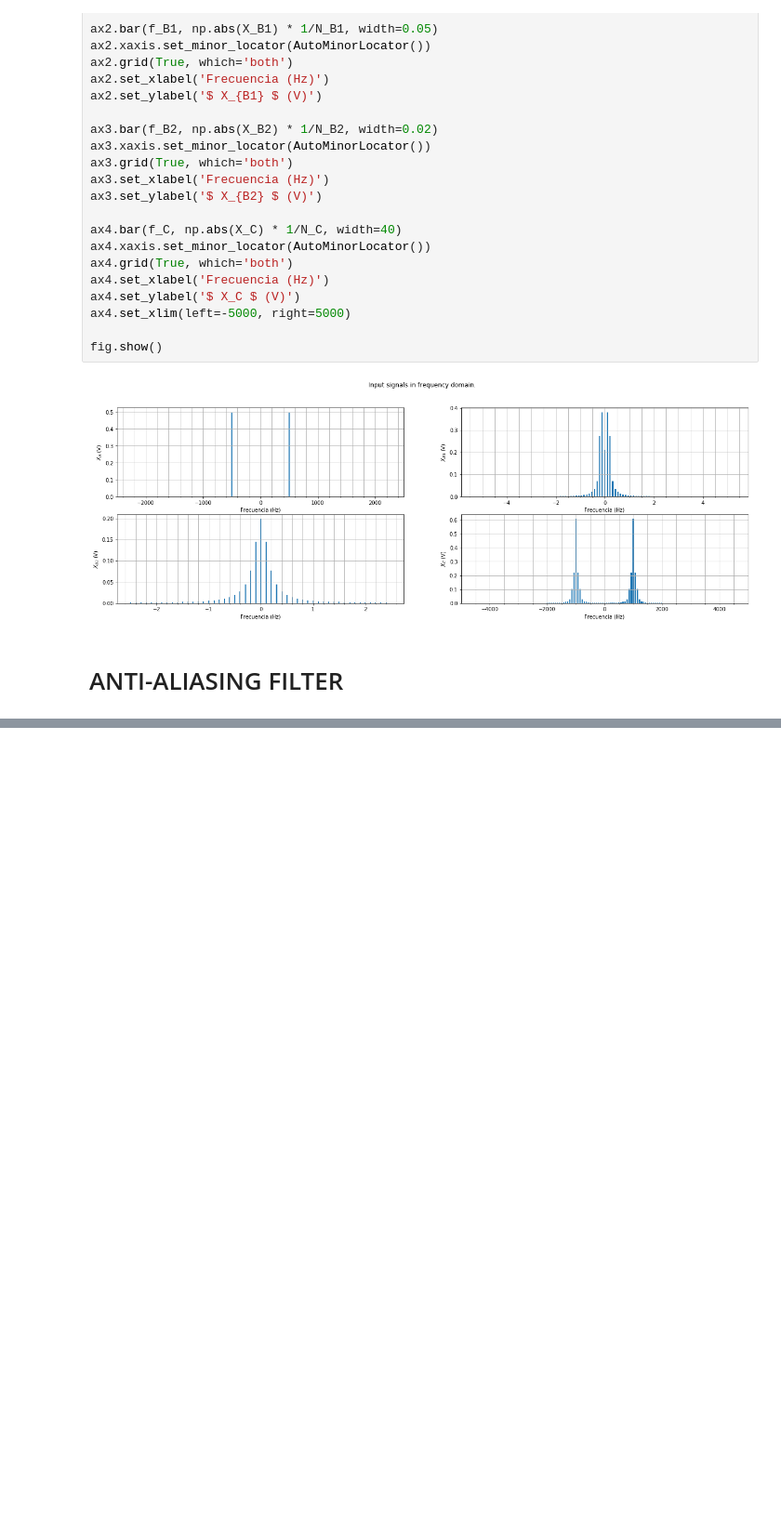
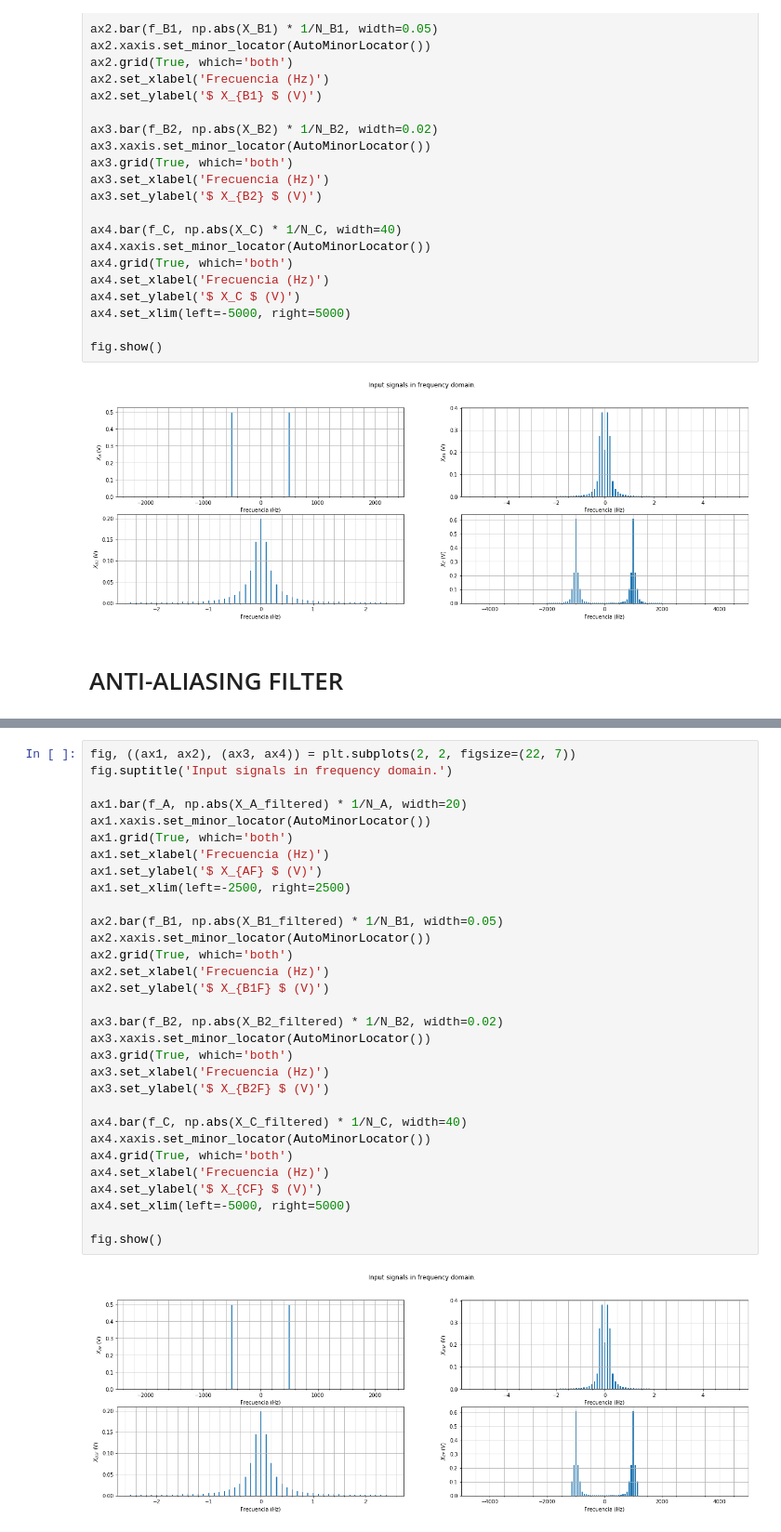
Before and after one commit to grupo-1-ASSD-E2/ASSD-TP1, a Jupyter notebook: Resources/math_analysis/math_analysis.ipynb, the cells around one changed output, grey strips where cells are left out. Shown at 93% size. Drawn from its saved outputs; the diff is of its cells as text; blank space fills up the shorter version.

```diff
--- a/Resources/math_analysis/math_analysis.ipynb
+++ b/Resources/math_analysis/math_analysis.ipynb
@@ -135,0 +186,33 @@ fig.show()
+# %%
+fig, ((ax1, ax2), (ax3, ax4)) = plt.subplots(2, 2, figsize=(22, 7))
+fig.suptitle('Input signals in frequency domain.')
+
+ax1.bar(f_A, np.abs(X_A_filtered) * 1/N_A, width=20)
+ax1.xaxis.set_minor_locator(AutoMinorLocator())
+ax1.grid(True, which='both')
+ax1.set_xlabel('Frecuencia (Hz)')
+ax1.set_ylabel('$ X_{AF} $ (V)')
+ax1.set_xlim(left=-2500, right=2500)
+
+ax2.bar(f_B1, np.abs(X_B1_filtered) * 1/N_B1, width=0.05)
+ax2.xaxis.set_minor_locator(AutoMinorLocator())
+ax2.grid(True, which='both')
+ax2.set_xlabel('Frecuencia (Hz)')
+ax2.set_ylabel('$ X_{B1F} $ (V)')
+
+ax3.bar(f_B2, np.abs(X_B2_filtered) * 1/N_B2, width=0.02)
+ax3.xaxis.set_minor_locator(AutoMinorLocator())
+ax3.grid(True, which='both')
+ax3.set_xlabel('Frecuencia (Hz)')
+ax3.set_ylabel('$ X_{B2F} $ (V)')
+
+ax4.bar(f_C, np.abs(X_C_filtered) * 1/N_C, width=40)
+ax4.xaxis.set_minor_locator(AutoMinorLocator())
+ax4.grid(True, which='both')
+ax4.set_xlabel('Frecuencia (Hz)')
+ax4.set_ylabel('$ X_{CF} $ (V)')
+ax4.set_xlim(left=-5000, right=5000)
+
+fig.show()
+# %% [output]
+[figure, added]
```
Also changed, not shown: parts of 3 cells of this notebook.
